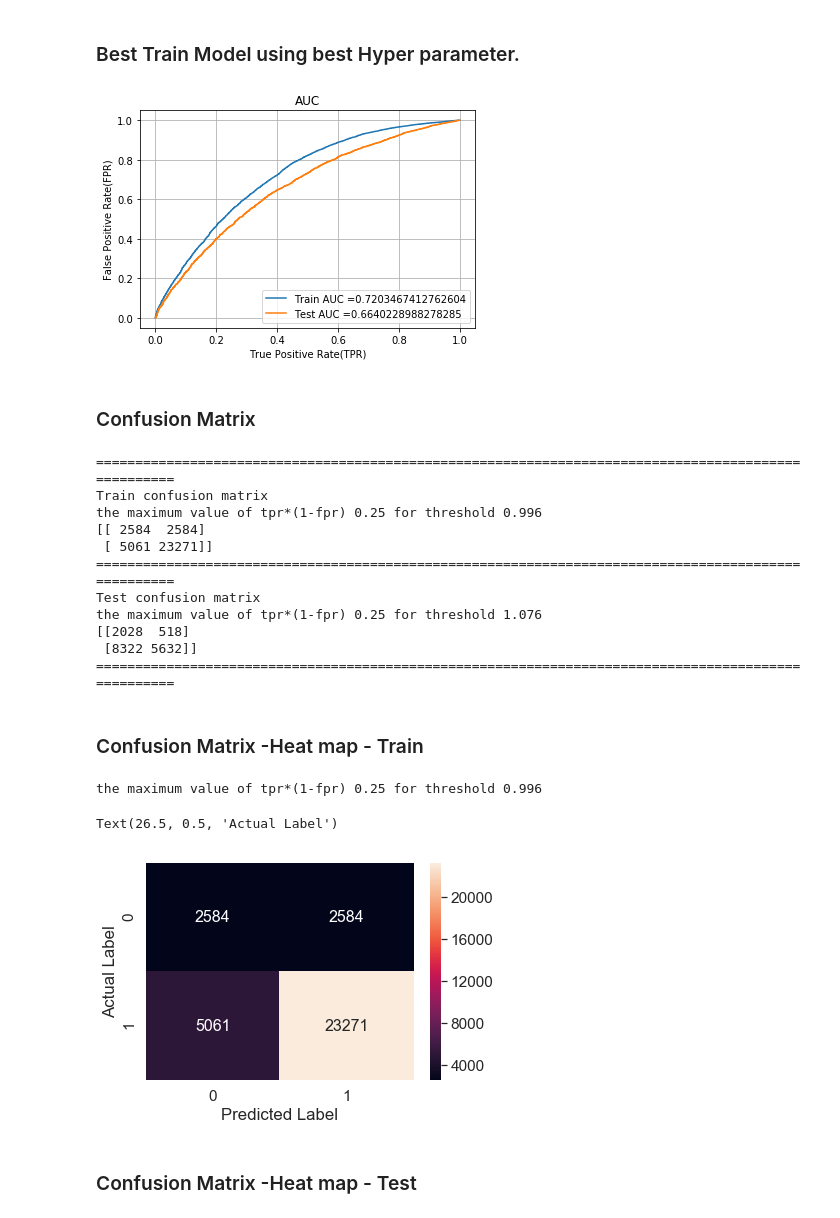
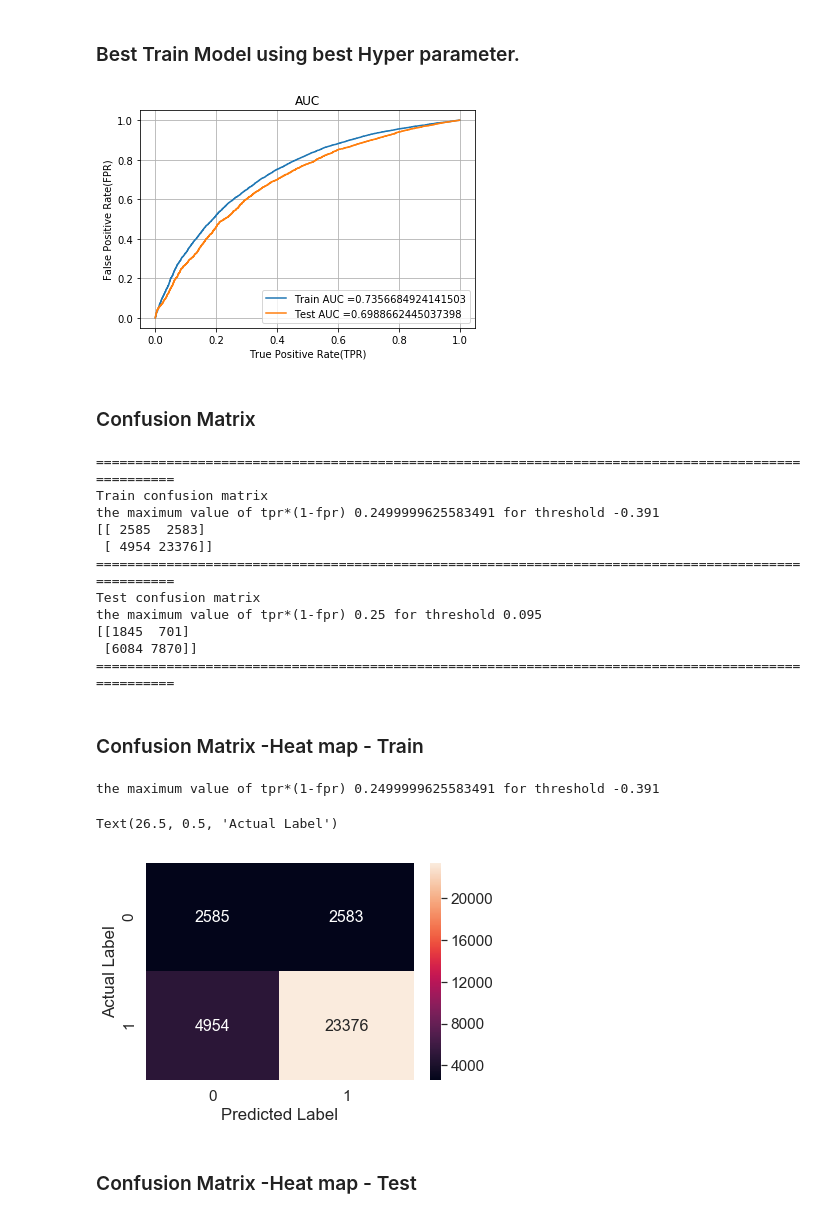
Before and after one commit to satosys/Appliedai_Course, a Jupyter notebook: Supervised Learning/SVM/7_DonorsChoose_SVM.ipynb, the cells around one changed output. Saved outputs shown, nothing was run; the diff lists cells and outputs as text; code cells hidden in the pictures.

```diff
--- a/Supervised Learning/SVM/7_DonorsChoose_SVM.ipynb
+++ b/Supervised Learning/SVM/7_DonorsChoose_SVM.ipynb
@@ -427,7 +427,11 @@ Name: project_grade_category, dtype: int64
 ### Preprocessing teacher_prefix
 # %%
 project_data['teacher_prefix'] = project_data['teacher_prefix'].str.replace(".","")
-project_data['teacher_prefix'].value_counts()
+
+#Dropping the 2 rows from the data where the 'teacher_prefix' is NAN
+project_data = project_data.dropna(subset=['teacher_prefix'])
+
+project_data['teacher_prefix'].value_counts(dropna=False)
 # %% [output]
 Mrs        26140
 Ms         17936
@@ -1202,28 +1206,30 @@ best_a = 0.1 # Value obtained from the above hyperparameter search.
 # %%
 # https://scikit-learn.org/stable/modules/generated/sklearn.metrics.roc_curve.html#sklearn.metrics.roc_curve
 from sklearn.metrics import roc_curve, auc
+from sklearn import linear_model
+from sklearn.linear_model import SGDClassifier
 
-svm = SGDClassifier(loss='hinge', penalty='l2',alpha = best_a) #Multinominal Naive Bayes.
+svm = SGDClassifier(loss='hinge', penalty='l2',alpha = best_a,class_weight='balanced') #Multinominal Naive Bayes.
 svm.fit(X_train_merge, Y_train)
 # roc_auc_score(y_true, y_score) the 2nd parameter should be probability estimates of the positive class
 # not the predicted outputs
 
 y_train_pred = svm.decision_function(X_train_merge)
 y_test_pred = svm.decision_function(X_test_merge)
 
 train_fpr, train_tpr, tr_thresholds = roc_curve(Y_train, y_train_pred)
 test_fpr, test_tpr, te_thresholds = roc_curve(Y_test, y_test_pred)
 
 plt.plot(train_fpr, train_tpr, label="Train AUC ="+str(auc(train_fpr, train_tpr)))
 plt.plot(test_fpr, test_tpr, label="Test AUC ="+str(auc(test_fpr, test_tpr)))
 plt.legend()
 plt.xlabel("True Positive Rate(TPR)")
 plt.ylabel("False Positive Rate(FPR)")
 plt.title("AUC")
 plt.grid()
 plt.show()
 # %% [output]
-[figure, old version]
+[figure, new version]
 # %% [markdown]
 ### Confusion Matrix
 # %%
@@ -1255,14 +1261,14 @@ print("="*100)
 # %% [output]
 ====================================================================================================
 Train confusion matrix
-the maximum value of tpr*(1-fpr) 0.25 for threshold 0.996
-[[ 2584  2584]
- [ 5061 23271]]
+the maximum value of tpr*(1-fpr) 0.2499999625583491 for threshold -0.391
+[[ 2585  2583]
+ [ 4954 23376]]
 ====================================================================================================
 Test confusion matrix
-the maximum value of tpr*(1-fpr) 0.25 for threshold 1.076
-[[2028  518]
- [8322 5632]]
+the maximum value of tpr*(1-fpr) 0.25 for threshold 0.095
+[[1845  701]
+ [6084 7870]]
 ====================================================================================================
 # %% [markdown]
 ### Confusion Matrix -Heat map - Train
@@ -1273,7 +1279,7 @@ sns.heatmap(conf_mat_BOW_train, annot=True,annot_kws={"size": 16}, fmt='g')
 plt.xlabel("Predicted Label")
 plt.ylabel("Actual Label")
 # %% [output]
-the maximum value of tpr*(1-fpr) 0.25 for threshold 0.996
+the maximum value of tpr*(1-fpr) 0.2499999625583491 for threshold -0.391
 Text(26.5, 0.5, 'Actual Label')
 [figure]
 # %% [markdown]
```
Also changed, not shown: parts of 48 cells of this notebook.
